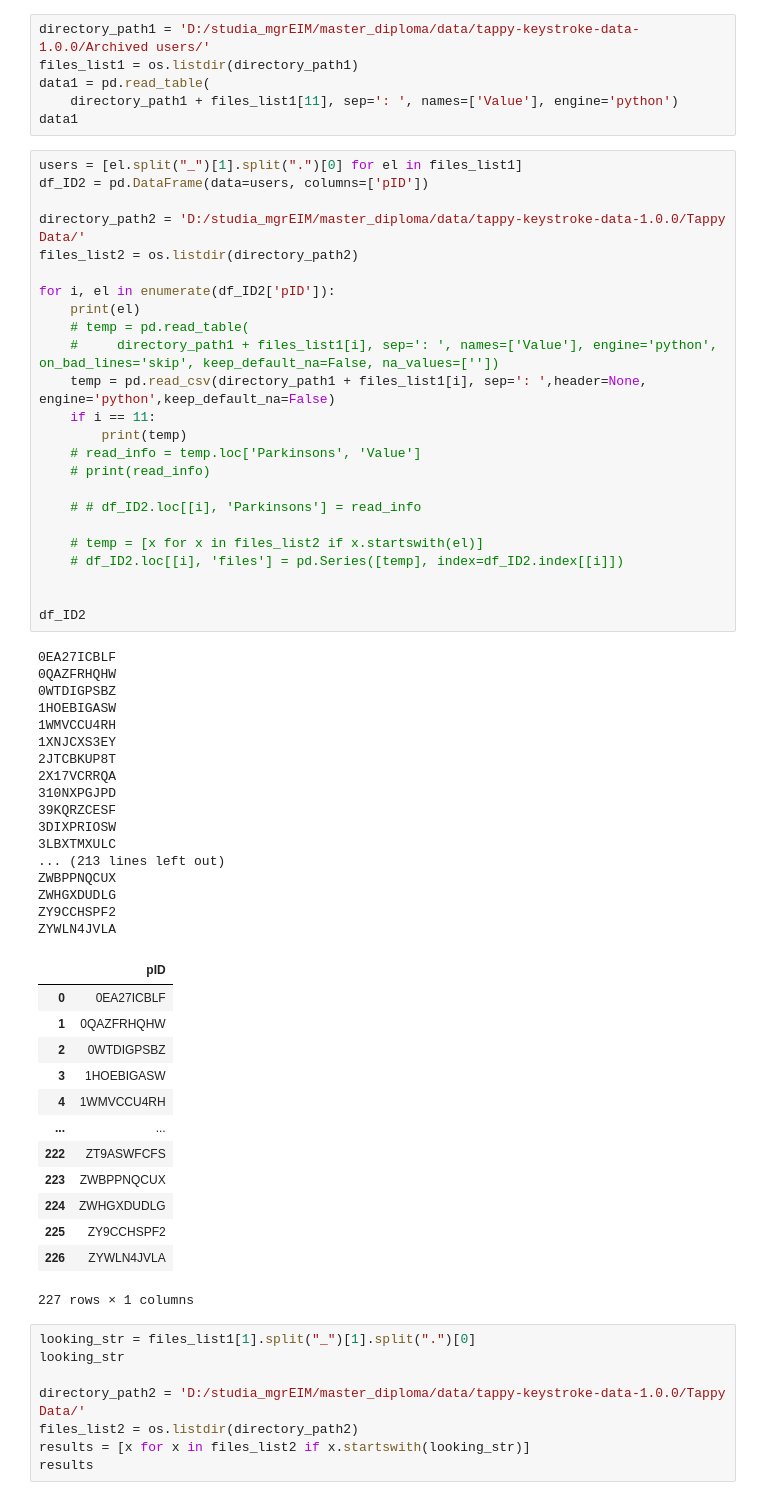
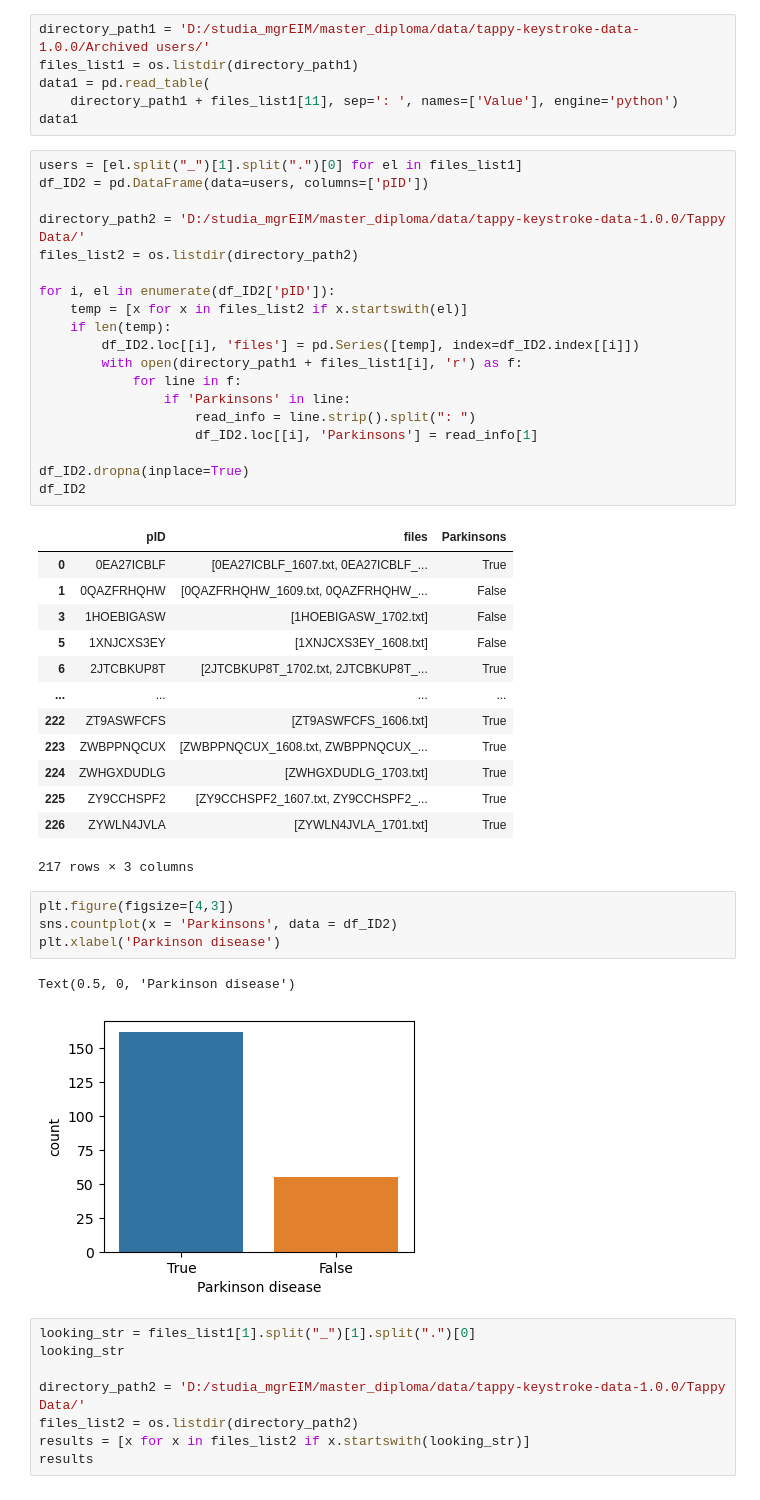
Before and after one commit to HannaKatarzyna/monKEY_app, a Jupyter notebook: preprocessing.ipynb, the cells around one changed output. Drawn from its saved outputs; the diff is of its cells as text.

Commit message:
read file from Tappy dataset (few problems)

```diff
--- a/preprocessing.ipynb
+++ b/preprocessing.ipynb
@@ -131,53 +131,38 @@ directory_path2 = 'D:/studia_mgrEIM/master_diploma/data/tappy-keystroke-data-1.0
 files_list2 = os.listdir(directory_path2)
 
 for i, el in enumerate(df_ID2['pID']):
-    print(el)
-    # temp = pd.read_table(
-    #     directory_path1 + files_list1[i], sep=': ', names=['Value'], engine='python', on_bad_lines='skip', keep_default_na=False, na_values=[''])
-    temp = pd.read_csv(directory_path1 + files_list1[i], sep=': ',header=None, engine='python',keep_default_na=False)
-    if i == 11:
-        print(temp)
-    # read_info = temp.loc['Parkinsons', 'Value']
-    # print(read_info)
+    temp = [x for x in files_list2 if x.startswith(el)]
+    if len(temp):
+        df_ID2.loc[[i], 'files'] = pd.Series([temp], index=df_ID2.index[[i]])
+        with open(directory_path1 + files_list1[i], 'r') as f:
+            for line in f:
+                if 'Parkinsons' in line:
+                    read_info = line.strip().split(": ")
+                    df_ID2.loc[[i], 'Parkinsons'] = read_info[1]
 
-    # # df_ID2.loc[[i], 'Parkinsons'] = read_info
-
-    # temp = [x for x in files_list2 if x.startswith(el)]
-    # df_ID2.loc[[i], 'files'] = pd.Series([temp], index=df_ID2.index[[i]])
-
-
+df_ID2.dropna(inplace=True)
 df_ID2
 # %% [output]
+|  | pID | files | Parkinsons |
+| 0 | 0EA27ICBLF | [0EA27ICBLF_1607.txt, 0EA27ICBLF_... | True |
+| 1 | 0QAZFRHQHW | [0QAZFRHQHW_1609.txt, 0QAZFRHQHW_... | False |
+| 3 | 1HOEBIGASW | [1HOEBIGASW_1702.txt] | False |
+| 5 | 1XNJCXS3EY | [1XNJCXS3EY_1608.txt] | False |
+| 6 | 2JTCBKUP8T | [2JTCBKUP8T_1702.txt, 2JTCBKUP8T_... | True |
+| ... | ... | ... | ... |
+| 222 | ZT9ASWFCFS | [ZT9ASWFCFS_1606.txt] | True |
+| 223 | ZWBPPNQCUX | [ZWBPPNQCUX_1608.txt, ZWBPPNQCUX_... | True |
+| 224 | ZWHGXDUDLG | [ZWHGXDUDLG_1703.txt] | True |
+| 225 | ZY9CCHSPF2 | [ZY9CCHSPF2_1607.txt, ZY9CCHSPF2_... | True |
+| 226 | ZYWLN4JVLA | [ZYWLN4JVLA_1701.txt] | True |
-0EA27ICBLF
-0QAZFRHQHW
-0WTDIGPSBZ
-1HOEBIGASW
-1WMVCCU4RH
-1XNJCXS3EY
-2JTCBKUP8T
-2X17VCRRQA
-310NXPGJPD
-39KQRZCESF
-3DIXPRIOSW
-3LBXTMXULC
-... (213 lines left out)
-ZWBPPNQCUX
-ZWHGXDUDLG
-ZY9CCHSPF2
-ZYWLN4JVLA
+217 rows × 3 columns
-|  | pID |
-| 0 | 0EA27ICBLF |
-| 1 | 0QAZFRHQHW |
-| 2 | 0WTDIGPSBZ |
-| 3 | 1HOEBIGASW |
-| 4 | 1WMVCCU4RH |
-| ... | ... |
-| 222 | ZT9ASWFCFS |
-| 223 | ZWBPPNQCUX |
-| 224 | ZWHGXDUDLG |
-| 225 | ZY9CCHSPF2 |
-| 226 | ZYWLN4JVLA |
-227 rows × 1 columns
+# %%
+plt.figure(figsize=[4,3])
+sns.countplot(x = 'Parkinsons', data = df_ID2)
+plt.xlabel('Parkinson disease')
+# %% [output]
+Text(0.5, 0, 'Parkinson disease')
+[figure, added]
 # %%
 looking_str = files_list1[1].split("_")[1].split(".")[0]
 looking_str
```
